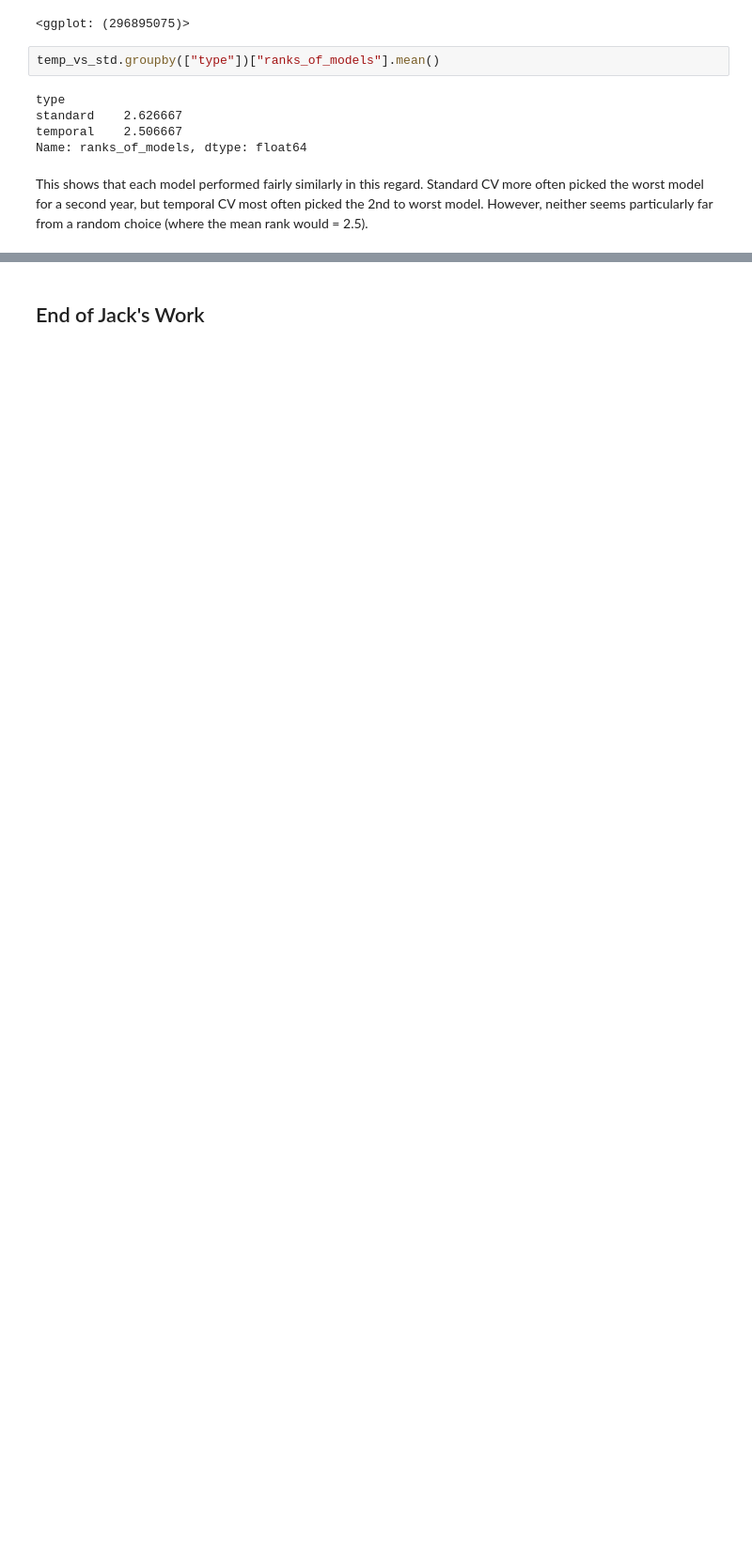
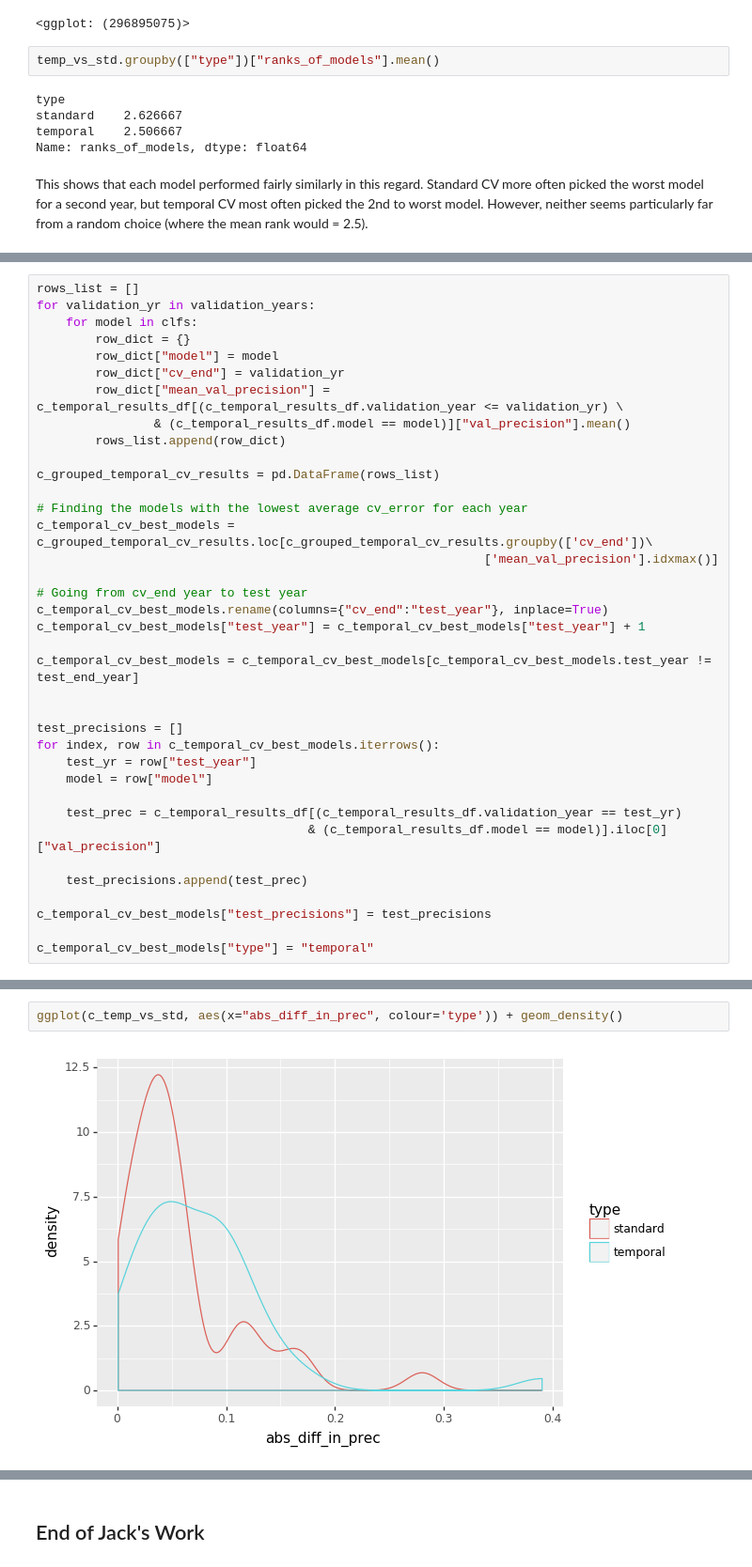
Before and after one commit to dssg/hitchhikers-guide, a Jupyter notebook: curriculum/3_modeling_and_machine_learning/machine-learning/predicting_GDP.ipynb, the cells around one changed output, grey strips where cells are left out. Shown: that part at 94% size. Saved outputs shown, nothing was run; the diff lists cells and outputs as text; blank space fills up the shorter version.

```diff
--- a/curriculum/3_modeling_and_machine_learning/machine-learning/predicting_GDP.ipynb
+++ b/curriculum/3_modeling_and_machine_learning/machine-learning/predicting_GDP.ipynb
@@ -686,0 +894,37 @@ This shows that each model performed fairly similarly in this regard. Standard C
+# %%
+rows_list = []
+for validation_yr in validation_years:
+    for model in clfs:
+        row_dict = {}
+        row_dict["model"] = model
+        row_dict["cv_end"] = validation_yr
+        row_dict["mean_val_precision"] = c_temporal_results_df[(c_temporal_results_df.validation_year <= validation_yr) \
+                & (c_temporal_results_df.model == model)]["val_precision"].mean()
+        rows_list.append(row_dict)
+
+c_grouped_temporal_cv_results = pd.DataFrame(rows_list)
+
+# Finding the models with the lowest average cv_error for each year
+c_temporal_cv_best_models = c_grouped_temporal_cv_results.loc[c_grouped_temporal_cv_results.groupby(['cv_end'])\
+                                                             ['mean_val_precision'].idxmax()]
+
+# Going from cv_end year to test year
+c_temporal_cv_best_models.rename(columns={"cv_end":"test_year"}, inplace=True)
+c_temporal_cv_best_models["test_year"] = c_temporal_cv_best_models["test_year"] + 1
+
+c_temporal_cv_best_models = c_temporal_cv_best_models[c_temporal_cv_best_models.test_year != test_end_year]
+
+
+test_precisions = []
+for index, row in c_temporal_cv_best_models.iterrows():
+    test_yr = row["test_year"]
+    model = row["model"]
+
+    test_prec = c_temporal_results_df[(c_temporal_results_df.validation_year == test_yr)
+                                     & (c_temporal_results_df.model == model)].iloc[0]["val_precision"]
+
+    test_precisions.append(test_prec)
+
+c_temporal_cv_best_models["test_precisions"] = test_precisions
+
+c_temporal_cv_best_models["type"] = "temporal"
@@ -686,0 +978,4 @@ This shows that each model performed fairly similarly in this regard. Standard C
+# %%
+ggplot(c_temp_vs_std, aes(x="abs_diff_in_prec", colour='type')) + geom_density()
+# %% [output]
+[figure, added]
```
Also changed, not shown: parts of 33 cells of this notebook, 2 other files.
